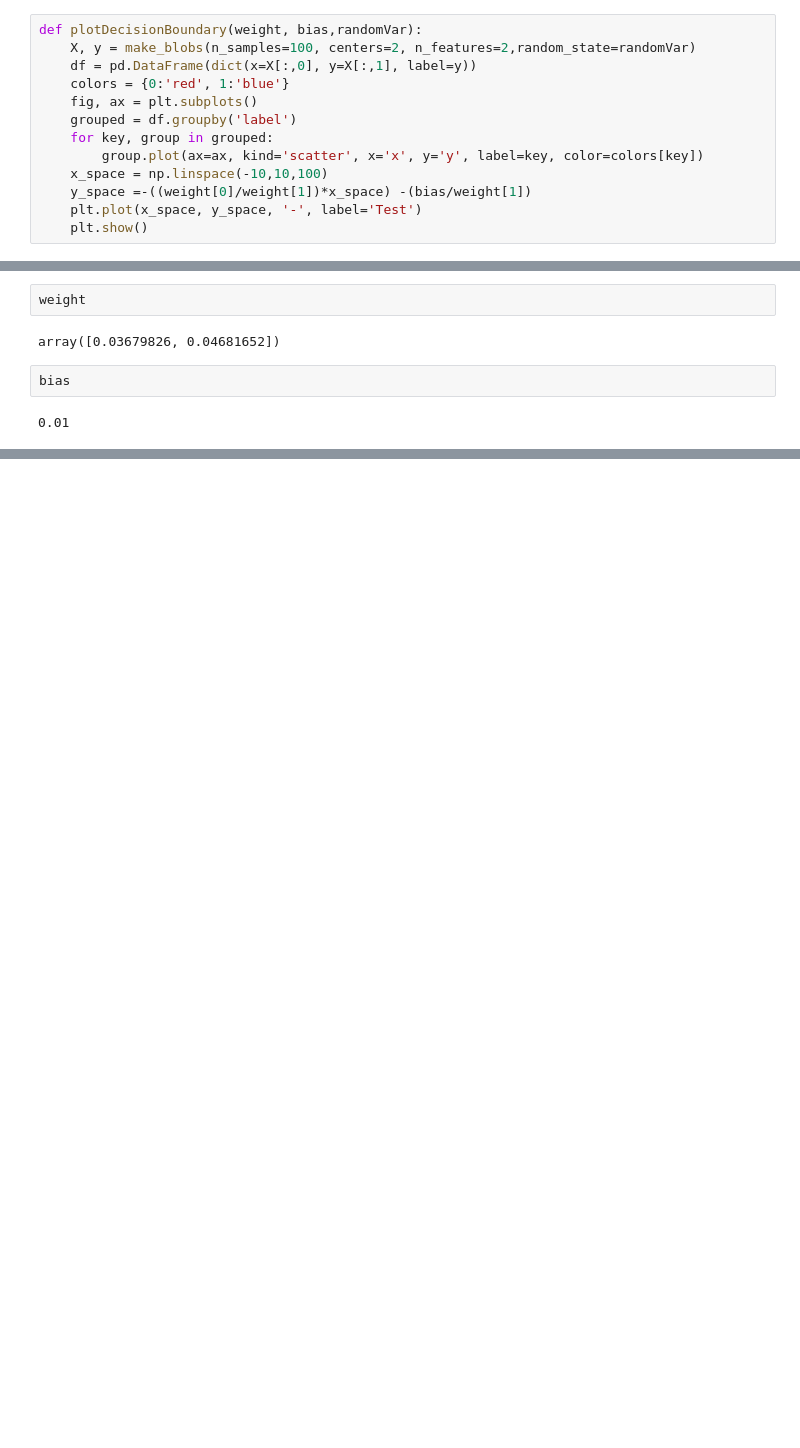
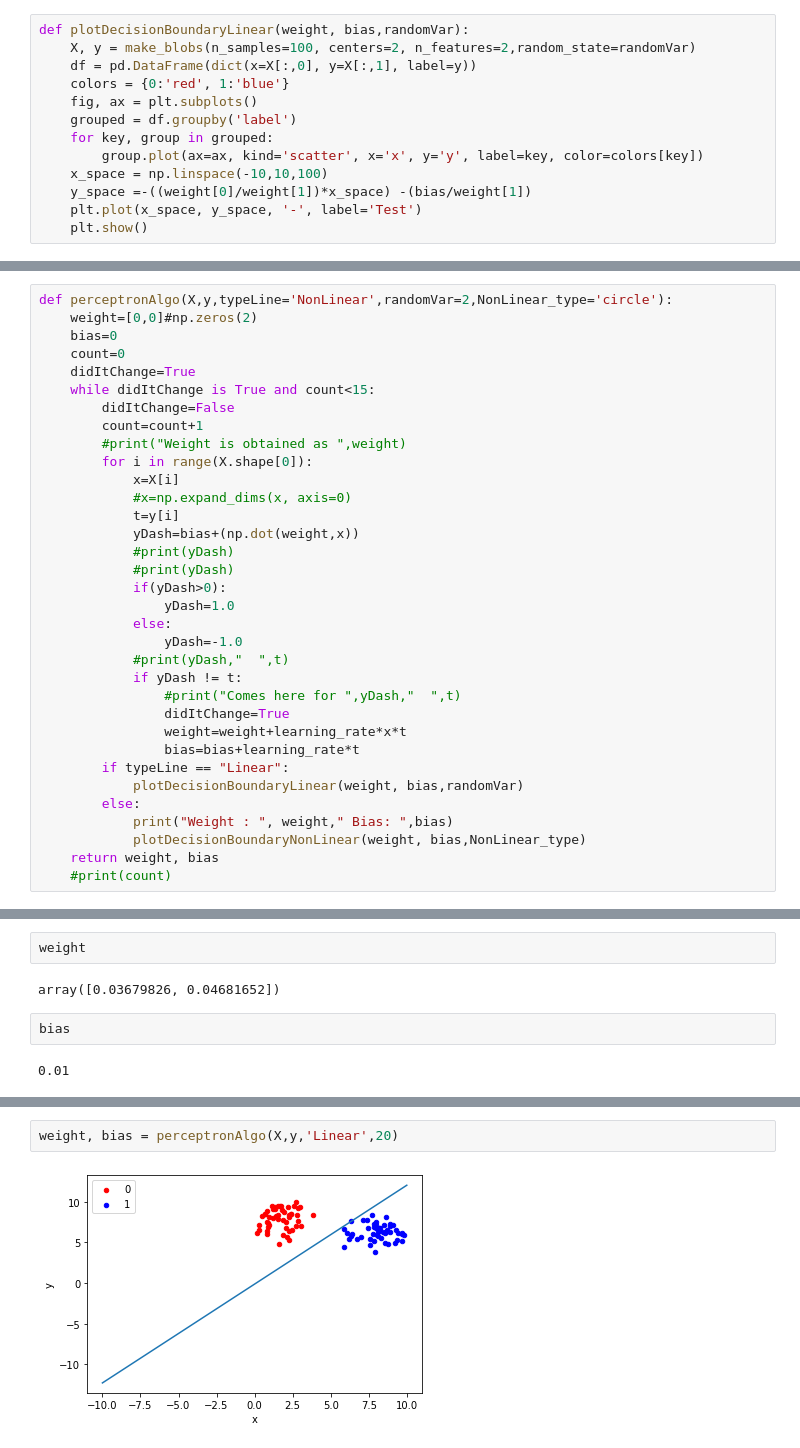
Before and after one commit to Sharath-Ramachandran/DeepLearningAssignments, a Jupyter notebook: Assignment2/Question4.ipynb, the cells around one changed output, grey strips where cells are left out. Cells and saved outputs as stored; diff of their text form; blank space fills up the shorter version.

```diff
--- a/Assignment2/Question4.ipynb
+++ b/Assignment2/Question4.ipynb
@@ -4,7 +4,7 @@ from sklearn.datasets.samples_generator import make_blobs
 import pandas as pd
 import numpy as np
 # %%
-def plotDecisionBoundary(weight, bias,randomVar):
+def plotDecisionBoundaryLinear(weight, bias,randomVar):
     X, y = make_blobs(n_samples=100, centers=2, n_features=2,random_state=randomVar)
     df = pd.DataFrame(dict(x=X[:,0], y=X[:,1], label=y))
     colors = {0:'red', 1:'blue'}
@@ -27,3 +43,37 @@ def MakeDataset(randomVar):
         group.plot(ax=ax, kind='scatter', x='x', y='y', label=key, color=colors[key])
     plt.show()
     return X,y
+# %%
+def perceptronAlgo(X,y,typeLine='NonLinear',randomVar=2,NonLinear_type='circle'):
+    weight=[0,0]#np.zeros(2)
+    bias=0
+    count=0
+    didItChange=True
+    while didItChange is True and count<15:
+        didItChange=False
+        count=count+1
+        #print("Weight is obtained as ",weight)
+        for i in range(X.shape[0]):
+            x=X[i]
+            #x=np.expand_dims(x, axis=0)
+            t=y[i]
+            yDash=bias+(np.dot(weight,x))
+            #print(yDash)
+            #print(yDash)
+            if(yDash>0):
+                yDash=1.0
+            else:
+                yDash=-1.0
+            #print(yDash,"  ",t)
+            if yDash != t:
+                #print("Comes here for ",yDash,"  ",t)
+                didItChange=True
+                weight=weight+learning_rate*x*t
+                bias=bias+learning_rate*t
+        if typeLine == "Linear":
+            plotDecisionBoundaryLinear(weight, bias,randomVar)
+        else:
+            print("Weight : ", weight," Bias: ",bias)
+            plotDecisionBoundaryNonLinear(weight, bias,NonLinear_type)
+    return weight, bias
+    #print(count)
@@ -104,0 +115,4 @@ bias
+# %%
+weight, bias = perceptronAlgo(X,y,'Linear',20)
+# %% [output]
+[figure, added]
```
Also changed, not shown: parts of 27 cells of this notebook.
